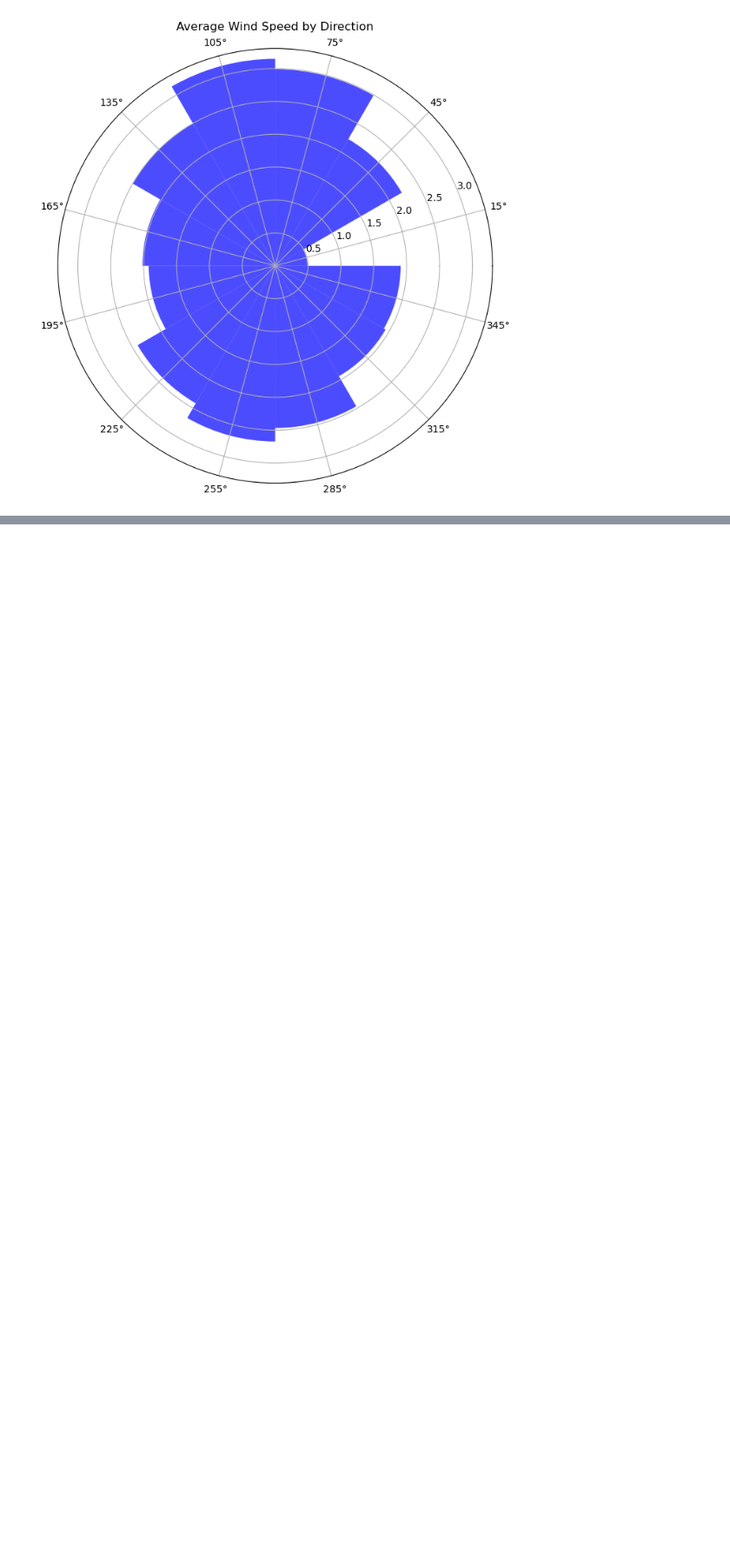
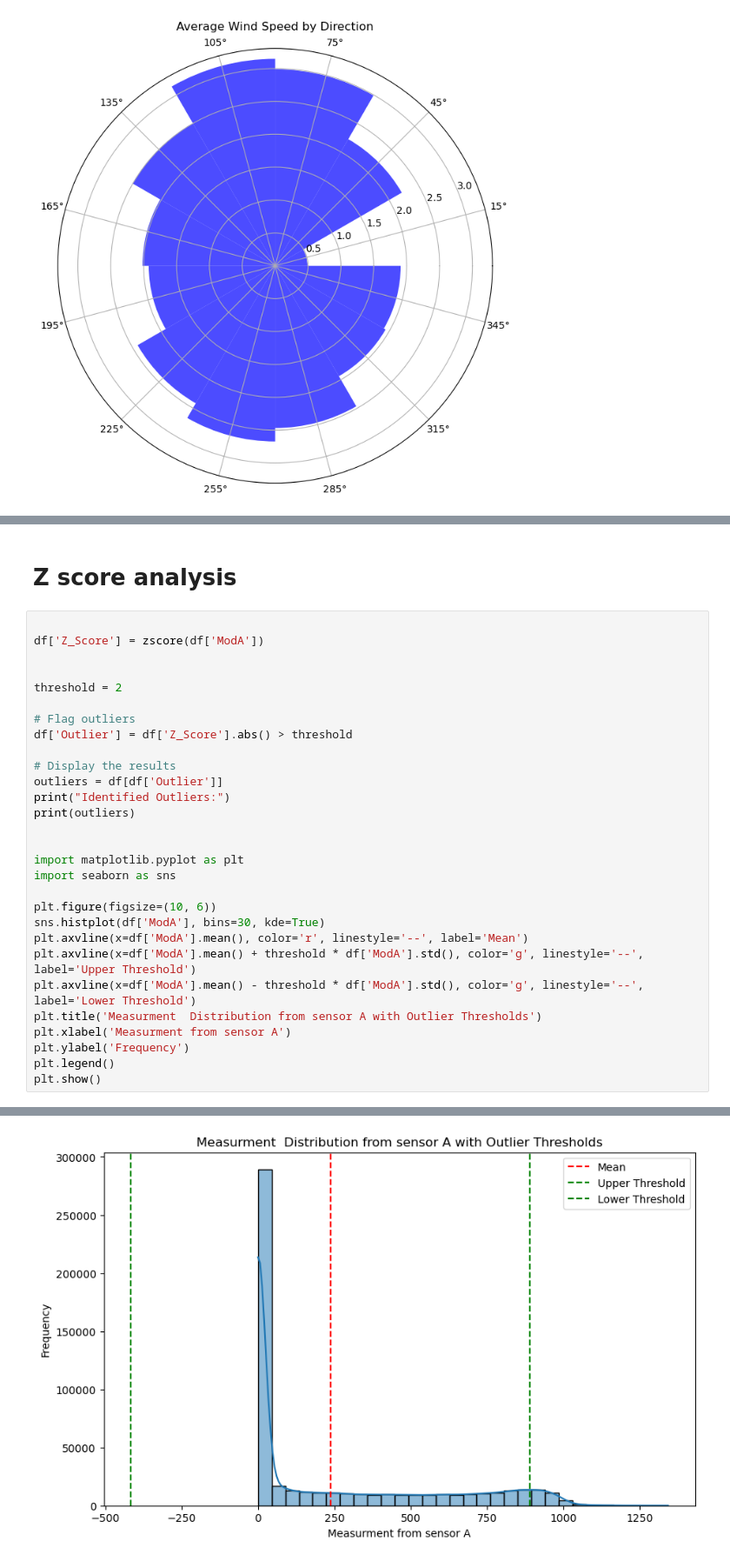
Before and after one commit to feysail/Week_0, a Jupyter notebook: notebooks/bennin-malevie.ipynb, the cells around one changed output, grey strips where cells are left out. Shown at 87% size. Cells and saved outputs as stored; diff of their text form; blank space fills up the shorter version.

```diff
--- a/notebooks/bennin-malevie.ipynb
+++ b/notebooks/bennin-malevie.ipynb
@@ -213,0 +271,32 @@ plt.show()
+# %% [markdown]
+# Z score analysis
+# %%
+
+df['Z_Score'] = zscore(df['ModA'])
+
+
+threshold = 2
+
+# Flag outliers
+df['Outlier'] = df['Z_Score'].abs() > threshold
+
+# Display the results
+outliers = df[df['Outlier']]
+print("Identified Outliers:")
+print(outliers)
+
+
+import matplotlib.pyplot as plt
+import seaborn as sns
+
+plt.figure(figsize=(10, 6))
+sns.histplot(df['ModA'], bins=30, kde=True)
+plt.axvline(x=df['ModA'].mean(), color='r', linestyle='--', label='Mean')
+plt.axvline(x=df['ModA'].mean() + threshold * df['ModA'].std(), color='g', linestyle='--', label='Upper Threshold')
+plt.axvline(x=df['ModA'].mean() - threshold * df['ModA'].std(), color='g', linestyle='--', label='Lower Threshold')
+plt.title('Measurment  Distribution from sensor A with Outlier Thresholds')
+plt.xlabel('Measurment from sensor A')
+plt.ylabel('Frequency')
+plt.legend()
+plt.show()
+# %% [output]
@@ -213,0 +320 @@ plt.show()
+[figure, added]
```
Also changed, not shown: parts of 11 cells of this notebook.
